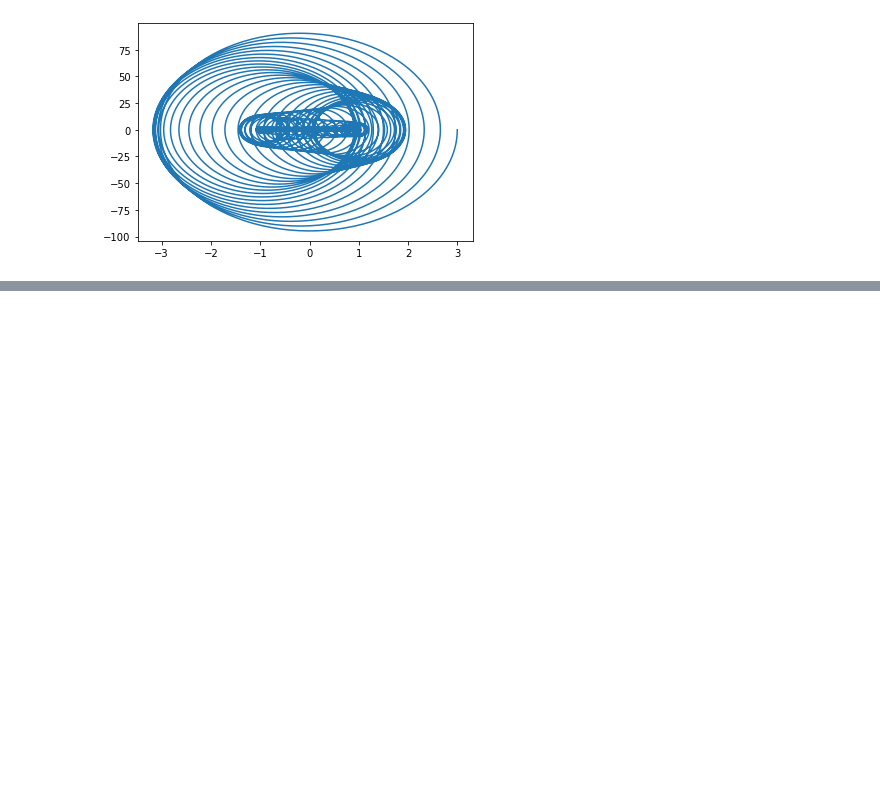
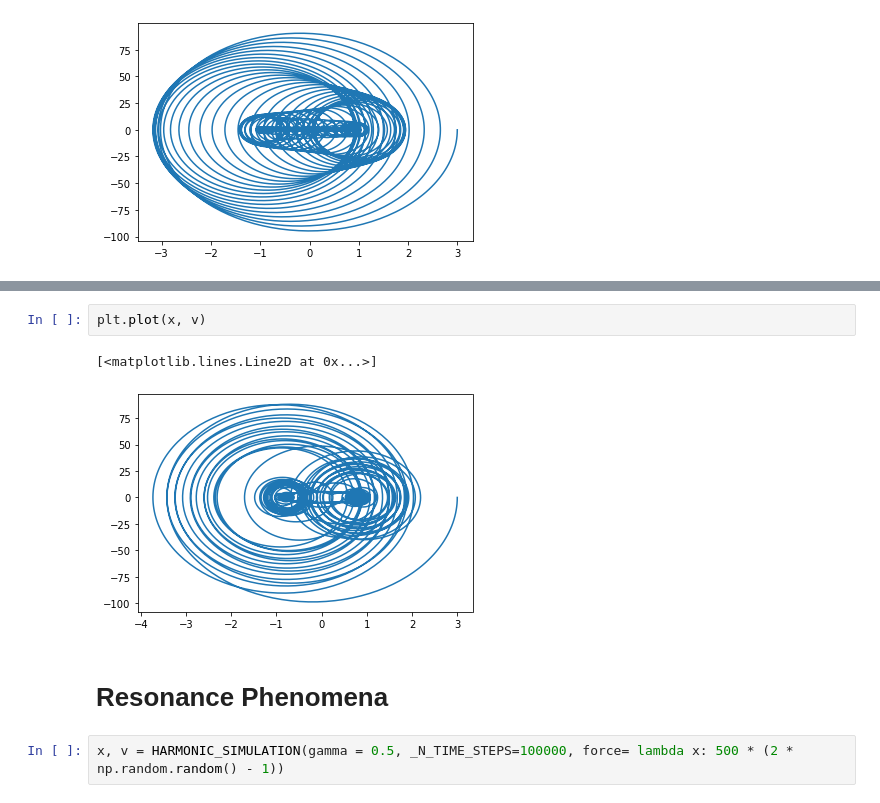
Before and after one commit to MichaelSkripalsh/Fluctuation-Dissipation-Theorem-NoteBooks, a Jupyter notebook: python_notebooks/ForcedHarmonicOscillator.ipynb, the cells around one changed output, grey strips where cells are left out. Saved outputs shown, nothing was run; the diff lists cells and outputs as text; blank space fills up the shorter version.

```diff
--- a/ForcedHarmonicOscillator.ipynb
+++ b/python_notebooks/ForcedHarmonicOscillator.ipynb
@@ -255,0 +262,9 @@ x, v = HARMONIC_SIMULATION(gamma = 0.5, _N_TIME_STEPS=100000, force=lambda t: 10
+# %%
+plt.plot(x, v)
+# %% [output]
+[<matplotlib.lines.Line2D at 0x...>]
+[figure, added]
+# %% [markdown]
+# Resonance Phenomena
+# %%
+x, v = HARMONIC_SIMULATION(gamma = 0.5, _N_TIME_STEPS=100000, force= lambda x: 500 * (2 * np.random.random() - 1))
```
Also changed, not shown: parts of 9 cells of this notebook, 8 other files.
